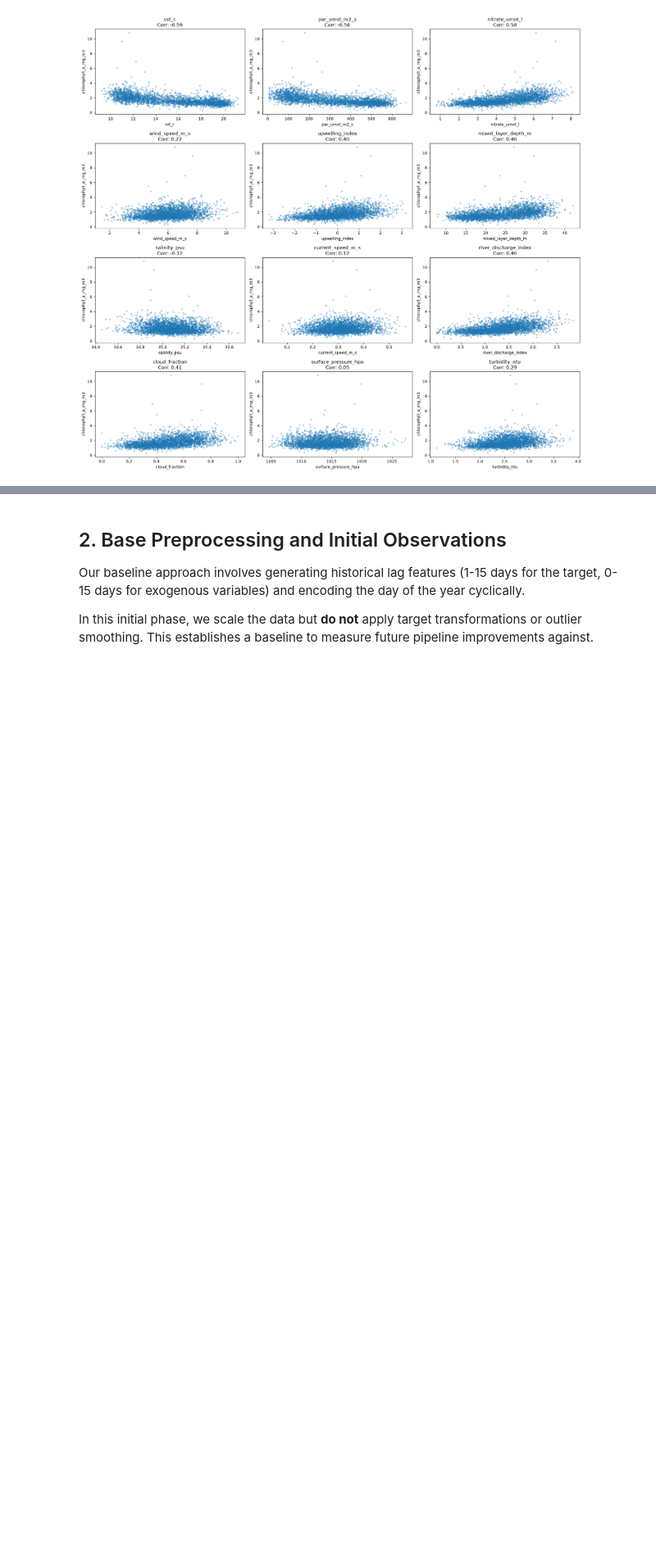
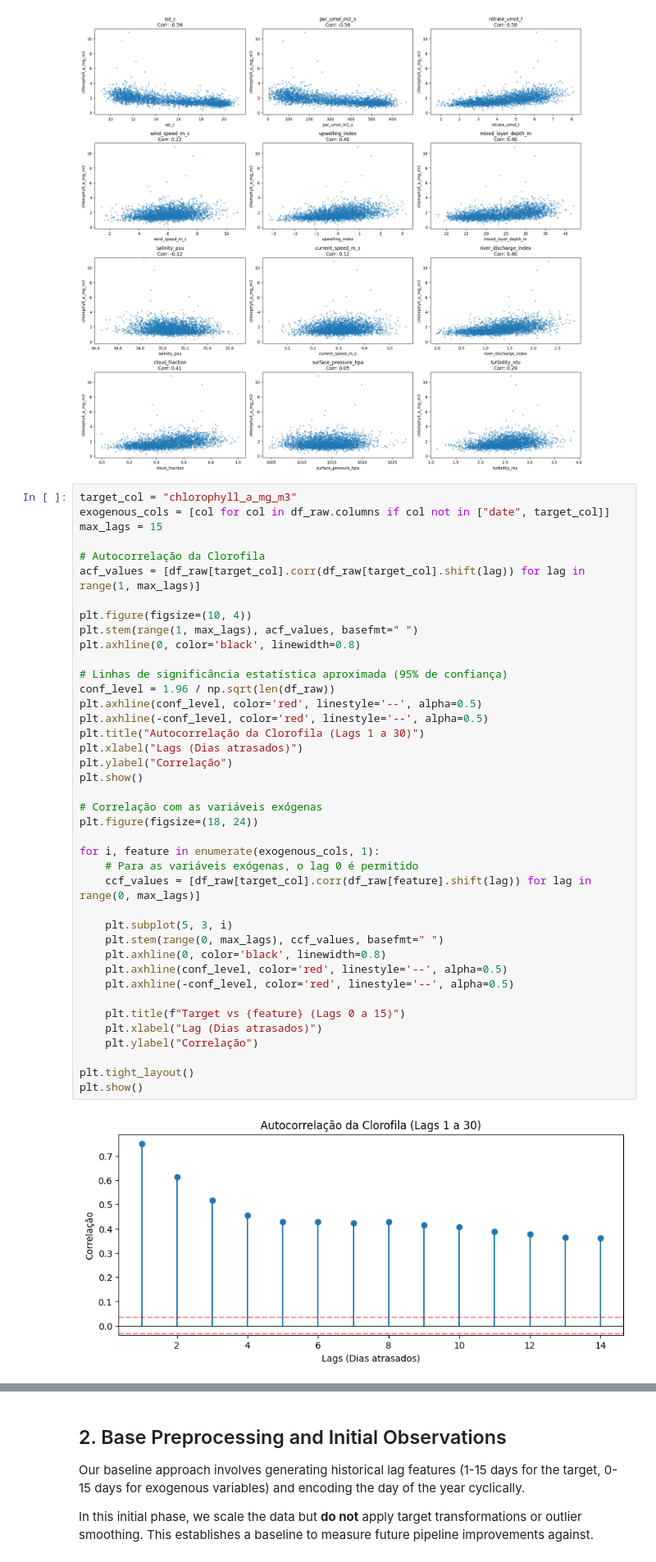
Before and after one commit to gabriel-pinho1/lab-machine-learning, a Jupyter notebook: lab_2/student_submission_template/training_code/train.ipynb, the cells around one changed output, grey strips where cells are left out. Shown at 82% size. Saved outputs shown, nothing was run; the diff lists cells and outputs as text; blank space fills up the shorter version.

Commit message:
Adição ao Jupiter e versão com lags alterados manualmente com base nos plots de autocorrelação e correlação

```diff
--- a/lab_2/student_submission_template/training_code/train.ipynb
+++ b/lab_2/student_submission_template/training_code/train.ipynb
@@ -47,3 +47,45 @@ plt.tight_layout()
 plt.show()
 # %% [output]
 [figure]
+# %%
+target_col = "chlorophyll_a_mg_m3"
+exogenous_cols = [col for col in df_raw.columns if col not in ["date", target_col]]
+max_lags = 15
+
+# Autocorrelação da Clorofila
+acf_values = [df_raw[target_col].corr(df_raw[target_col].shift(lag)) for lag in range(1, max_lags)]
+
+plt.figure(figsize=(10, 4))
+plt.stem(range(1, max_lags), acf_values, basefmt=" ")
+plt.axhline(0, color='black', linewidth=0.8)
+
+# Linhas de significância estatística aproximada (95% de confiança)
+conf_level = 1.96 / np.sqrt(len(df_raw))
+plt.axhline(conf_level, color='red', linestyle='--', alpha=0.5)
+plt.axhline(-conf_level, color='red', linestyle='--', alpha=0.5)
+plt.title("Autocorrelação da Clorofila (Lags 1 a 30)")
+plt.xlabel("Lags (Dias atrasados)")
+plt.ylabel("Correlação")
+plt.show()
+
+# Correlação com as variáveis exógenas
+plt.figure(figsize=(18, 24))
+
+for i, feature in enumerate(exogenous_cols, 1):
+    # Para as variáveis exógenas, o lag 0 é permitido
+    ccf_values = [df_raw[target_col].corr(df_raw[feature].shift(lag)) for lag in range(0, max_lags)]
+
+    plt.subplot(5, 3, i)
+    plt.stem(range(0, max_lags), ccf_values, basefmt=" ")
+    plt.axhline(0, color='black', linewidth=0.8)
+    plt.axhline(conf_level, color='red', linestyle='--', alpha=0.5)
+    plt.axhline(-conf_level, color='red', linestyle='--', alpha=0.5)
+
+    plt.title(f"Target vs {feature} (Lags 0 a 15)")
+    plt.xlabel("Lag (Dias atrasados)")
+    plt.ylabel("Correlação")
+
+plt.tight_layout()
+plt.show()
+# %% [output]
+[figure, added]
```
Also changed, not shown: parts of 7 cells of this notebook, 1 other file.
